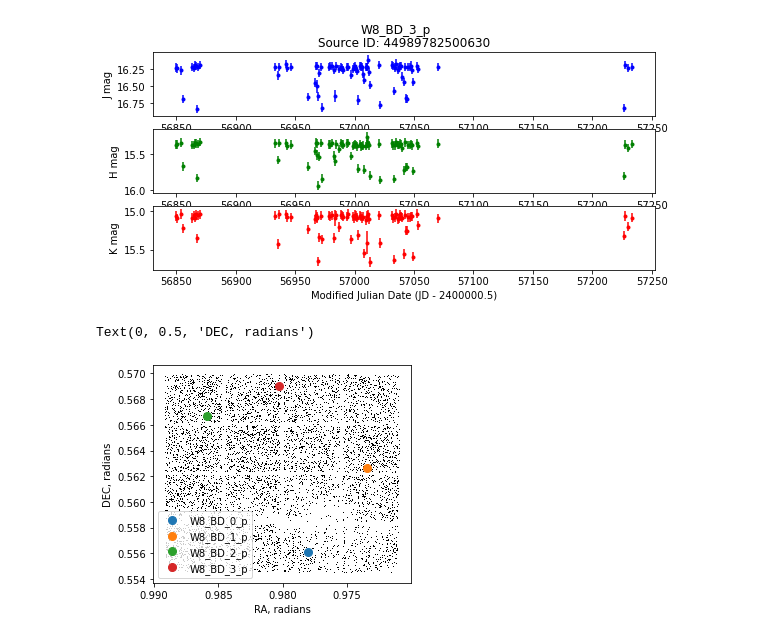
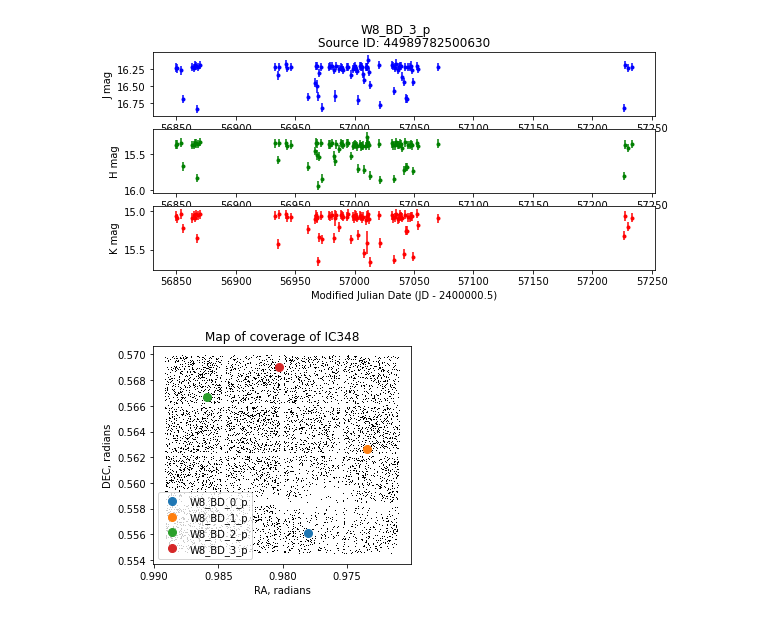
Before and after one commit to tomr-stargazer/Variability_2019, a Jupyter notebook: WSERV8 Brown Dwarf CMD selection.ipynb, the cells around one changed output. Cells and saved outputs as stored; diff of their text form; code cells hidden in the pictures.

```diff
--- a/WSERV8 Brown Dwarf CMD selection.ipynb
+++ b/WSERV8 Brown Dwarf CMD selection.ipynb
@@ -132,7 +132,8 @@ plt.plot(
     lowmass_table['UKIDSS_H'] - lowmass_table['UKIDSS_K'],
     lowmass_table['UKIDSS_K'] + distance_modulus,
     'C0',
-    lw=3
+    lw=3,
+    label='MIST isochrone (6Myr, $\mu=7.5$)'
 )
 
 k = df_pure_medians['KAPERMAG3']
@@ -160,15 +161,16 @@ ax.invert_yaxis()
 plt.plot(
     [H_BDlimit-K_BDlimit, (H_BDlimit-K_BDlimit) + E_HK*20],
     [K_BDlimit, K_BDlimit + A_K*20],
-    'r--', lw=3
+    'r--', lw=3,
+    label='$A_V=20$ reddening vector'
 )
 
 for i, (ra, dec) in enumerate(zip(variable_means[bd_variable_candidates]['HMKPNT'], variable_means[bd_variable_candidates]['KAPERMAG3'])):
-    plt.plot(ra, dec, 'o', ms=8, label=f'W8_BD_{i}_p', zorder=10, markeredgecolor='w')
+    plt.plot(ra, dec, 'o', ms=12, label=f'W8_BD_{i}_p', zorder=10, markeredgecolor='w')
 
 plt.legend()
 handles, labels = plt.gca().get_legend_handles_labels()
-order = [4,5,0,1,2,3]
+order = [6,7,0,1,2,3,4,5]
 plt.legend([handles[idx] for idx in order],[labels[idx] for idx in order])
 
 
@@ -182,6 +184,6 @@ plt.title("CMD for IC348")
 plt.xlim(-0.3, 2.635842713713646)
 plt.ylim(18.3, 7.832383105251938)
 
-
+plt.savefig("khk_CMD_W8_BD_0123p.png")
 # plt.savefig("cmd_for_johanna_27july2020_ic348.pdf")
 # %% [output]
@@ -263,17 +265,18 @@ for i, sid in enumerate(variable_means[bd_variable_candidates].index):
 # %%
 plt.plot(df_pure_medians['RA'], df_pure_medians['DEC'], 'k,')
 for i, (ra, dec) in enumerate(zip(variable_means[bd_variable_candidates]['RA'], variable_means[bd_variable_candidates]['DEC'])):
     plt.plot(ra, dec, 'o', ms=8, label=f'W8_BD_{i}_p')
 #plt.plot(variable_means[bd_variable_candidates]['RA'], variable_means[bd_variable_candidates]['DEC'], 'o')
 ax = plt.gca()
 ax.set_aspect('equal')
 ax.set_title("")
 ax.invert_xaxis()
 plt.legend(loc='lower left')
 ax.set_xlabel("RA, radians")
 ax.set_ylabel("DEC, radians")
+ax.set_title("Map of coverage of IC348")
 
 # plt.plot(df_pure.groupby("SOURCEID")['RA'].aggregate(np.mean).values, df_pure.groupby("SOURCEID")['DEC'].aggregate(np.mean).values, 'r,')
+plt.savefig("map_W8_BD_0123p.png")
 # %% [output]
-Text(0, 0.5, 'DEC, radians')
-[figure, old version]
+[figure, new version]
```
Also changed, not shown: parts of 2 cells of this notebook.
